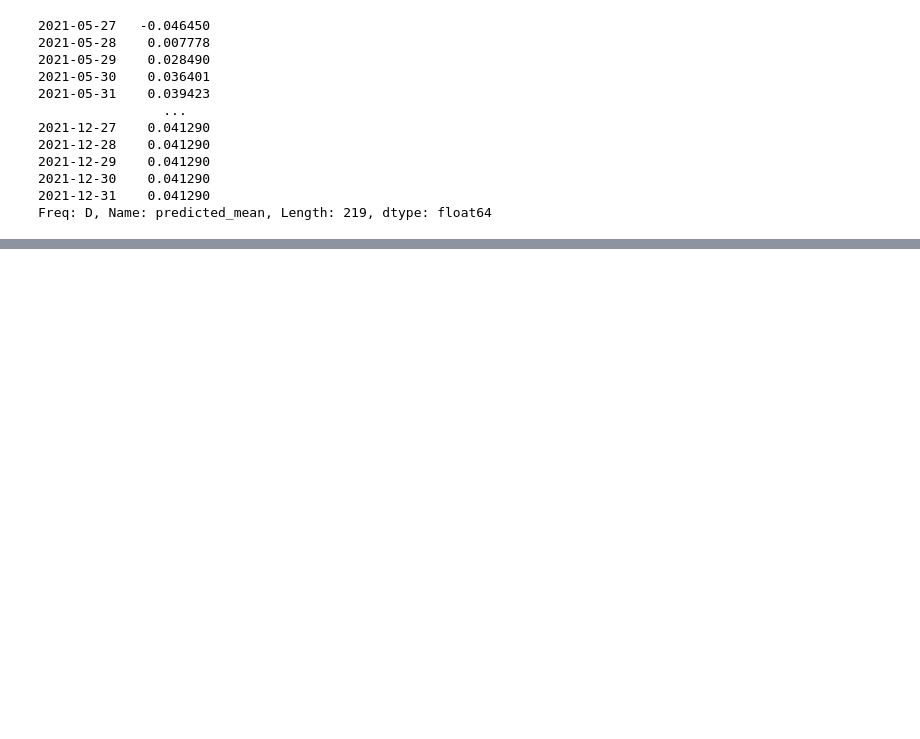
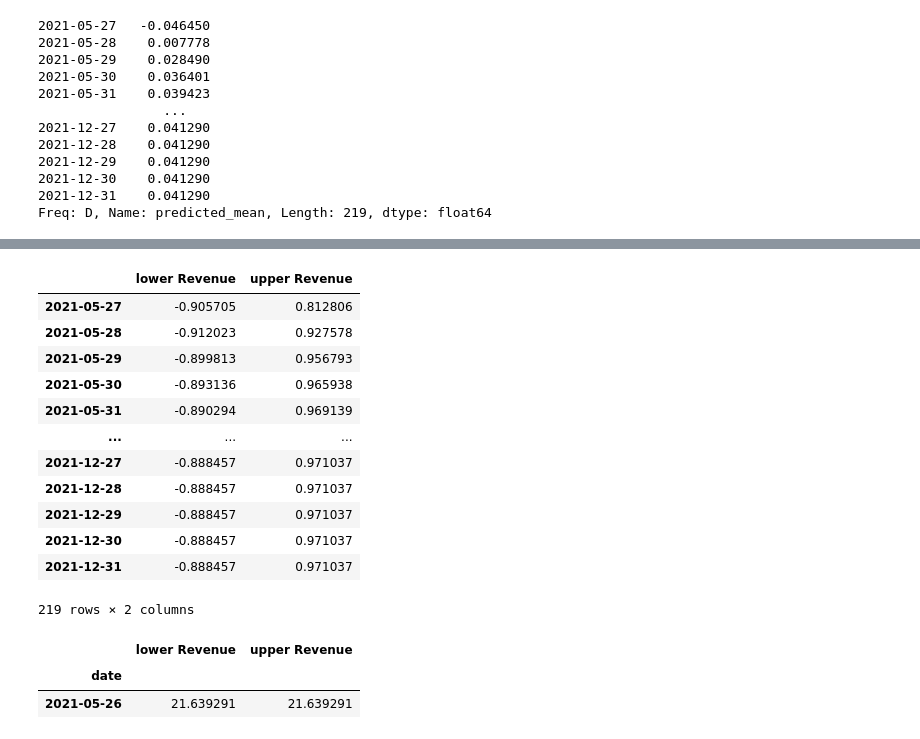
Before and after one commit to CGRowe96/WGU_MSDA, a Jupyter notebook: Untitled-1.ipynb, the cells around one changed output, grey strips where cells are left out. Cells and saved outputs as stored; diff of their text form; code cells hidden in the pictures; blank space fills up the shorter version.

```diff
--- a/Untitled-1.ipynb
+++ b/Untitled-1.ipynb
@@ -359,0 +382,26 @@ Looking at the above, it seems like the model was not very effective at predicti
+# %%
+conf_int = forecast_med_rev.conf_int()
+conf_int
+# %% [output]
+|  | lower Revenue | upper Revenue |
+| 2021-05-27 | -0.905705 | 0.812806 |
+| 2021-05-28 | -0.912023 | 0.927578 |
+| 2021-05-29 | -0.899813 | 0.956793 |
+| 2021-05-30 | -0.893136 | 0.965938 |
+| 2021-05-31 | -0.890294 | 0.969139 |
+| ... | ... | ... |
+| 2021-12-27 | -0.888457 | 0.971037 |
+| 2021-12-28 | -0.888457 | 0.971037 |
+| 2021-12-29 | -0.888457 | 0.971037 |
+| 2021-12-30 | -0.888457 | 0.971037 |
+| 2021-12-31 | -0.888457 | 0.971037 |
+219 rows × 2 columns
+# %%
+untrans_row = pd.DataFrame({'lower Revenue':[21.6392907], 'upper Revenue':[21.6392907],'date':['2021-05-26']})
+untrans_row['date'] = pd.to_datetime(untrans_row['date'])
+untrans_row.set_index('date',inplace=True)
+untrans_row
+# %% [output]
+|  | lower Revenue | upper Revenue |
+| date |  |  |
+| 2021-05-26 | 21.639291 | 21.639291 |
```
Also changed, not shown: parts of 11 cells of this notebook.
